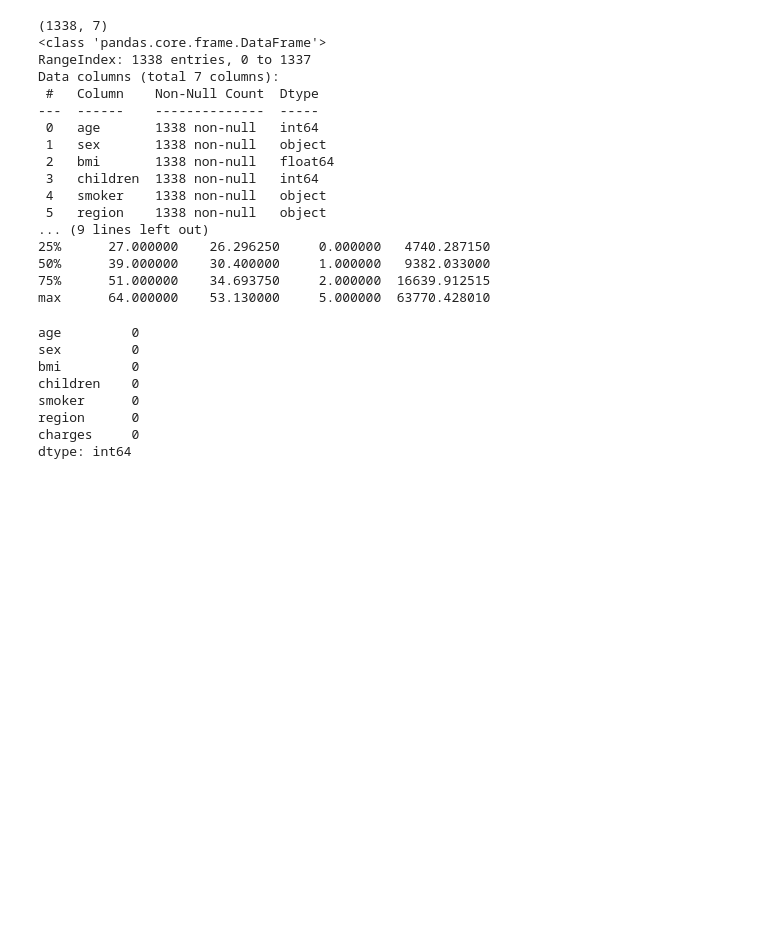
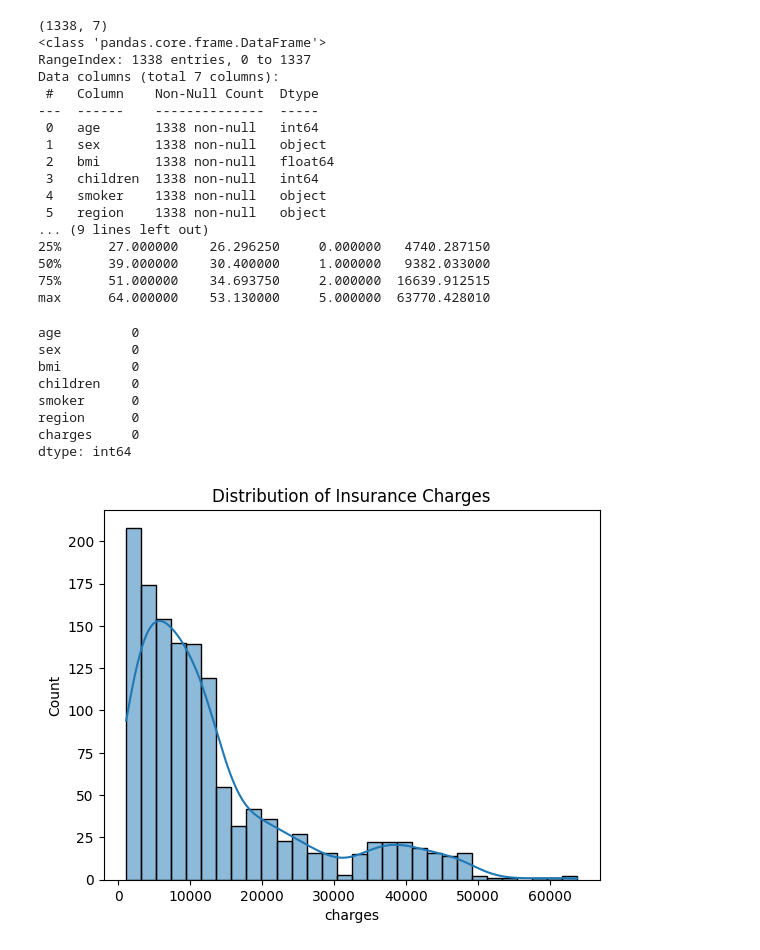
Before and after one commit to Anshi-2004/Regression, a Jupyter notebook: insurance.ipynb, the cells around one changed output. Cells and saved outputs as stored; diff of their text form; code cells hidden in the pictures; blank space fills up the shorter version.

Commit message:
Exploratory Visualization

```diff
--- a/insurance.ipynb
+++ b/insurance.ipynb
@@ -53,3 +53,9 @@ smoker      0
 region      0
 charges     0
 dtype: int64
+# %%
+sns.histplot(df['charges'], kde=True)
+plt.title("Distribution of Insurance Charges")
+plt.show()
+# %% [output]
+[figure, added]
```
Also changed, not shown: parts of 2 cells of this notebook.
